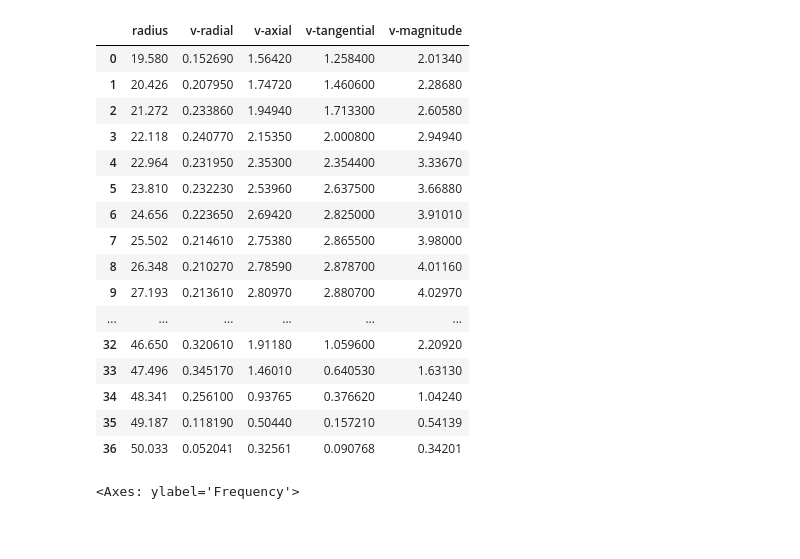
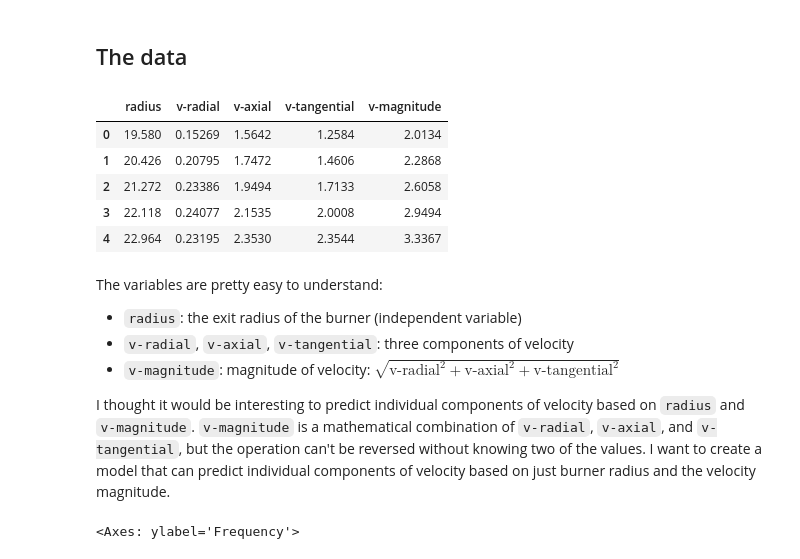
Before and after one commit to mrmaxguns/data-science-fundamentals, a Jupyter notebook: Unit9/Project/MaxiRebgU9proj.ipynb, the cells around one changed output. Cells and saved outputs as stored; diff of their text form; code cells hidden in the pictures; blank space fills up the shorter version.

```diff
--- a/Unit9/Project/MaxiRebgU9proj.ipynb
+++ b/Unit9/Project/MaxiRebgU9proj.ipynb
@@ -9,24 +13,23 @@ from sklearn.model_selection import train_test_split
 from sklearn.preprocessing import StandardScaler
 import torch
 from torch import nn
+# %% [markdown]
+## The data
 # %%
-df = pd.read_csv("data-a4.csv"); df
+df = pd.read_csv("data-a4.csv"); df.head() # Print the first five rows
 # %% [output]
 |  | radius | v-radial | v-axial | v-tangential | v-magnitude |
-| 0 | 19.580 | 0.152690 | 1.56420 | 1.258400 | 2.01340 |
-| 1 | 20.426 | 0.207950 | 1.74720 | 1.460600 | 2.28680 |
-| 2 | 21.272 | 0.233860 | 1.94940 | 1.713300 | 2.60580 |
-| 3 | 22.118 | 0.240770 | 2.15350 | 2.000800 | 2.94940 |
-| 4 | 22.964 | 0.231950 | 2.35300 | 2.354400 | 3.33670 |
-| 5 | 23.810 | 0.232230 | 2.53960 | 2.637500 | 3.66880 |
-| 6 | 24.656 | 0.223650 | 2.69420 | 2.825000 | 3.91010 |
-| 7 | 25.502 | 0.214610 | 2.75380 | 2.865500 | 3.98000 |
-| 8 | 26.348 | 0.210270 | 2.78590 | 2.878700 | 4.01160 |
-| 9 | 27.193 | 0.213610 | 2.80970 | 2.880700 | 4.02970 |
-| ... | ... | ... | ... | ... | ... |
-| 32 | 46.650 | 0.320610 | 1.91180 | 1.059600 | 2.20920 |
-| 33 | 47.496 | 0.345170 | 1.46010 | 0.640530 | 1.63130 |
-| 34 | 48.341 | 0.256100 | 0.93765 | 0.376620 | 1.04240 |
-| 35 | 49.187 | 0.118190 | 0.50440 | 0.157210 | 0.54139 |
-| 36 | 50.033 | 0.052041 | 0.32561 | 0.090768 | 0.34201 |
+| 0 | 19.580 | 0.15269 | 1.5642 | 1.2584 | 2.0134 |
+| 1 | 20.426 | 0.20795 | 1.7472 | 1.4606 | 2.2868 |
+| 2 | 21.272 | 0.23386 | 1.9494 | 1.7133 | 2.6058 |
+| 3 | 22.118 | 0.24077 | 2.1535 | 2.0008 | 2.9494 |
+| 4 | 22.964 | 0.23195 | 2.3530 | 2.3544 | 3.3367 |
+# %% [markdown]
+The variables are pretty easy to understand:
+
+- `radius`: the exit radius of the burner (independent variable)
+- `v-radial`, `v-axial`, `v-tangential`: three components of velocity
+- `v-magnitude`: magnitude of velocity: $\sqrt{\text{v-radial}^2 + \text{v-axial}^2 + \text{v-tangential}^2}$
+
+I thought it would be interesting to predict individual components of velocity based on `radius` and `v-magnitude`. `v-magnitude` is a mathematical combination of `v-radial`, `v-axial`, and `v-tangential`, but the operation can't be reversed without knowing two of the values. I want to create a model that can predict individual components of velocity based on just burner radius and the velocity magnitude.
 # %%
```
Also changed, not shown: parts of 25 cells of this notebook.
